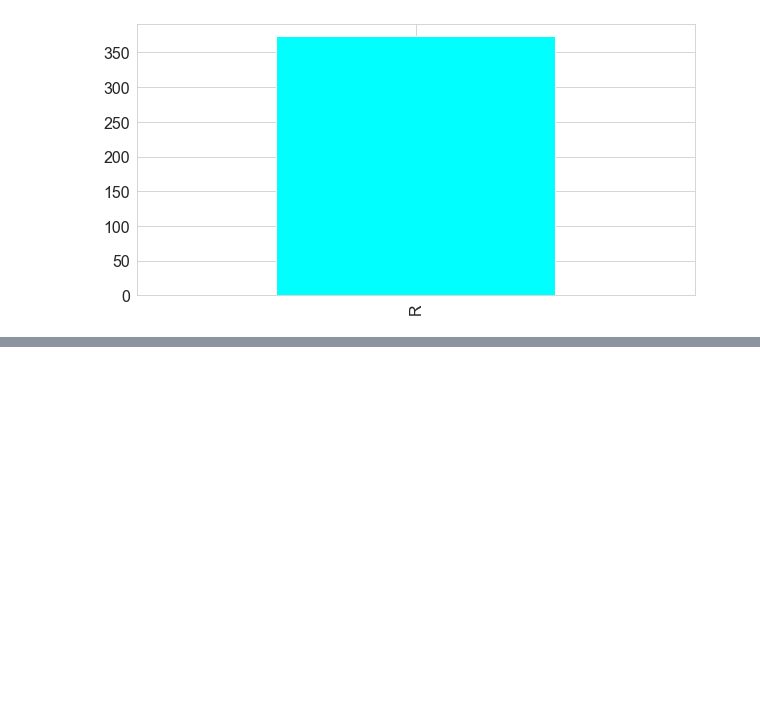
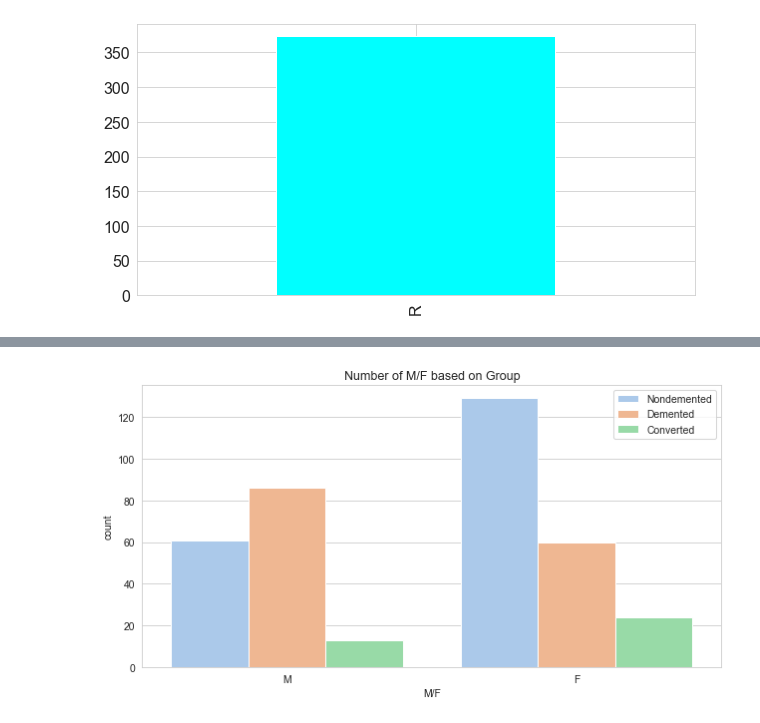
Before and after one commit to Charles2005/Dementia-EDA, a Jupyter notebook: Files/dementia.ipynb, the cells around one changed output, grey strips where cells are left out. Saved outputs shown, nothing was run; the diff lists cells and outputs as text; code cells hidden in the pictures; blank space fills up the shorter version.

```diff
--- a/Files/dementia.ipynb
+++ b/Files/dementia.ipynb
@@ -137,0 +147,11 @@ dementia["Group"].value_counts().plot(kind="bar",
+# %%
+fig, ax = plt.subplots(figsize=(10, 5), dpi=75)
+sns.countplot(x="M/F",
+             hue="Group",
+             data=dementia,
+             palette="pastel",
+             ax=ax);
+ax.set_title("Number of M/F based on Group");
+ax.legend(["Nondemented", "Demented", "Converted"]);
+# %% [output]
+[figure, added]
```
Also changed, not shown: parts of 9 cells of this notebook.
